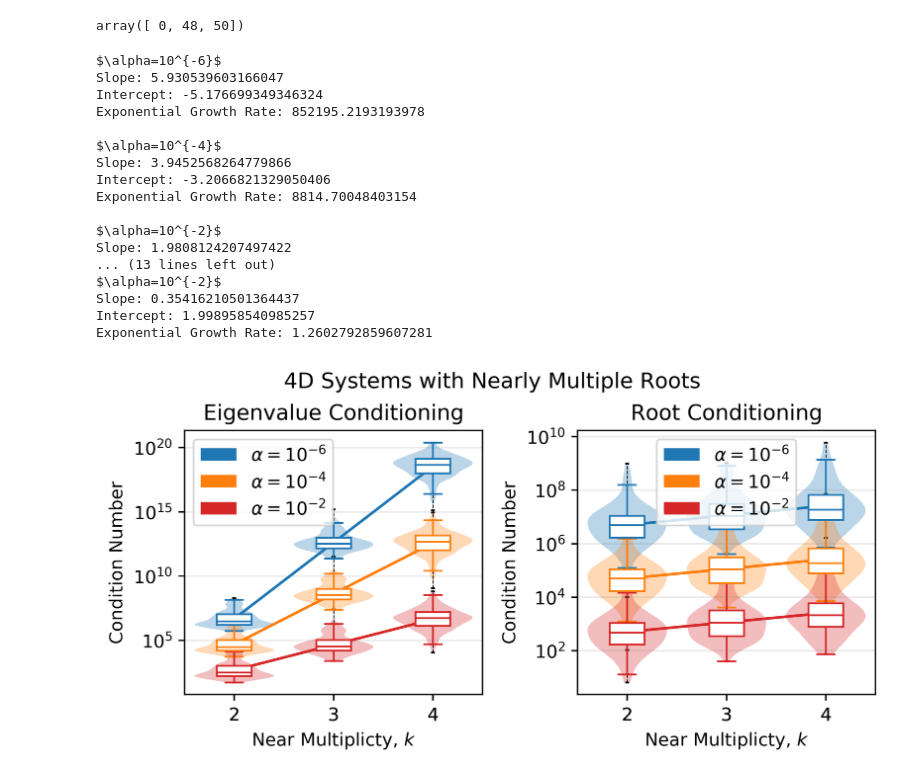
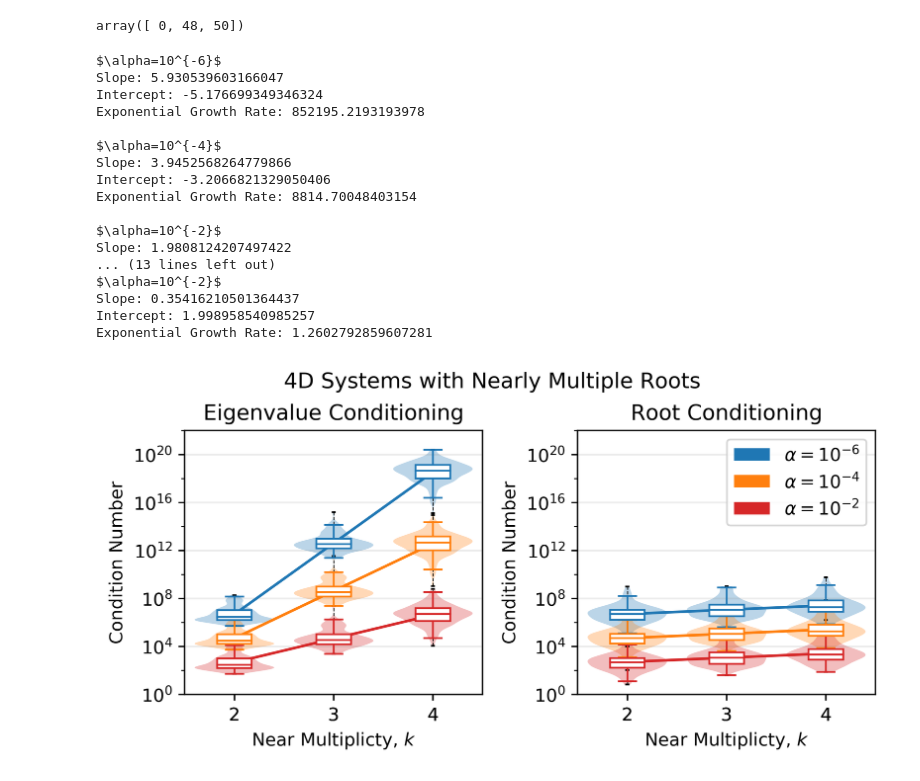
Before and after one commit to tylerjarvis/eigen_rootfinding, a Jupyter notebook: ConditioningRatios.ipynb, the cells around one changed output. Drawn from its saved outputs; the diff is of its cells as text; code cells hidden in the pictures.

Commit message:
fixing ticks

```diff
--- a/ConditioningRatios.ipynb
+++ b/ConditioningRatios.ipynb
@@ -379,34 +379,35 @@ array([ 0, 48, 50])
 # %%
 plot([eigenconds[alphas_for_plot_idx],rootconds[alphas_for_plot_idx]],
      [[r'$\alpha=10^{-6}$',
        r'$\alpha=10^{-4}$',
        r'$\alpha=10^{-2}$'],
       [r'$\alpha=10^{-6}$',
        r'$\alpha=10^{-4}$',
        r'$\alpha=10^{-2}$']],
      figsize=(6.25,3.25), filename='mult_eig_v_root_cond',
      title=['Eigenvalue Conditioning','Root Conditioning',r'4D Systems with Nearly Multiple Roots'],
      yaxislabel='Condition Number',xaxislabel=r'Near Multiplicty, $k$',
+     min_ylim=0, max_ylim=25,which_legend=1,major_ticks=range(0,23,4),minor_ticks=range(0,23,2),
      subplots=[1,2])
 # %% [output]
 $\alpha=10^{-6}$
 Slope: 5.930539603166047
 Intercept: -5.176699349346324
 Exponential Growth Rate: 852195.2193193978
 
 $\alpha=10^{-4}$
 Slope: 3.9452568264779866
 Intercept: -3.2066821329050406
 Exponential Growth Rate: 8814.70048403154
 
 $\alpha=10^{-2}$
 Slope: 1.9808124207497422
 ... (13 lines left out)
 $\alpha=10^{-2}$
 Slope: 0.35416210501364437
 Intercept: 1.998958540985257
 Exponential Growth Rate: 1.2602792859607281
-[figure, old version]
+[figure, new version]
 # %%
 plot([condratios[alphas_for_plot_idx],condratios[alphas_for_plot_idx]],
      [[r'$\alpha=10^{-6}$',
```
Also changed, not shown: parts of 4 cells of this notebook, 1 other file.
